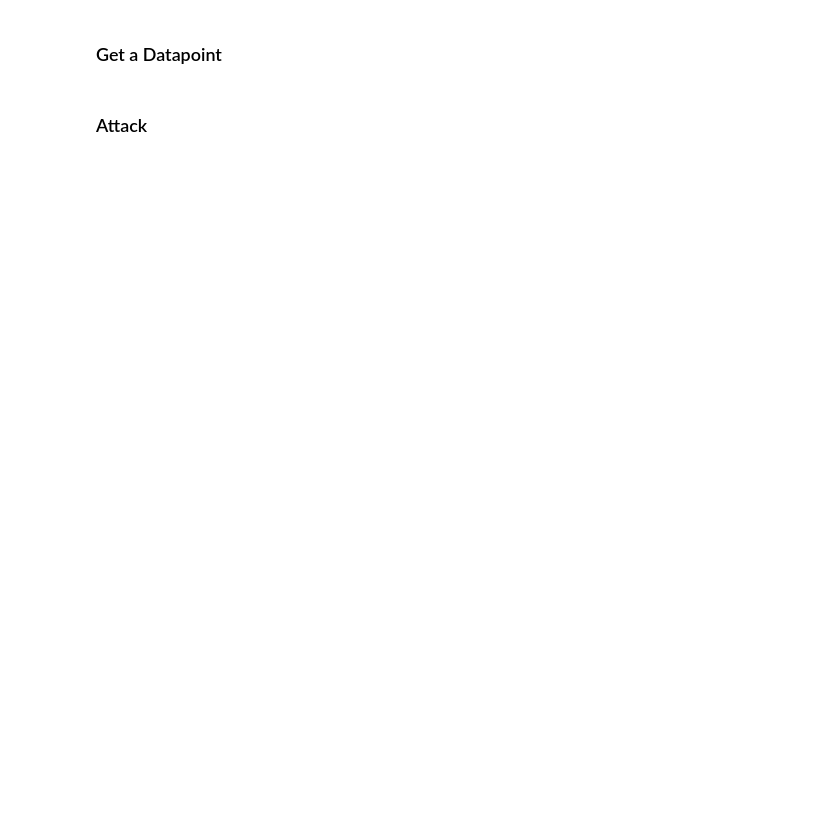
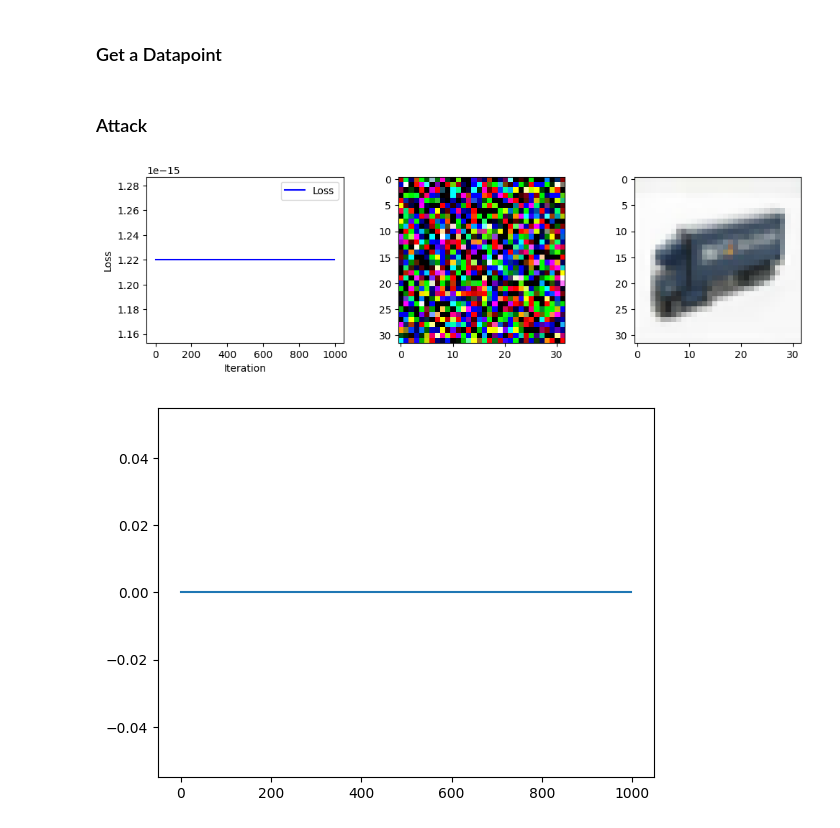
Before and after one commit to Villinger1999/Bachelor, a Jupyter notebook: attack_function/idlg_example.ipynb, the cells around one changed output. Saved outputs shown, nothing was run; the diff lists cells and outputs as text; code cells hidden in the pictures; blank space fills up the shorter version.

```diff
--- a/attack_function/idlg_example.ipynb
+++ b/attack_function/idlg_example.ipynb
@@ -62,8 +65,8 @@ class iDLG:
         orig_grads = list((_.detach().clone() for _ in orig_grads))
 
         # initialize dummy in the correct iteration, respecting the random seed
-        # dummy_data = (torch.randn(self.orig_img.size(), dtype=self.param_dtype, device=self.device).requires_grad_(True))
-        dummy_data = torch.as_tensor(self.orig_img)
+        dummy_data = (torch.randn(self.orig_img.size(), dtype=self.param_dtype, device=self.device).requires_grad_(True))
+        # dummy_data = torch.as_tensor(self.orig_img)
 
         # init with ground truth:
         label_pred = self._infer_label_from_grads(orig_grads).requires_grad_(False)
@@ -130,4 +390,8 @@ class LeNet(nn.Module):
 # %%
-model = LeNet(num_classes=5)
-model.load_state_dict(torch.load("seed_41_alpha_1.00_th_95_method_None_epoch_1.pth")['model_state_dict'])
+model = LeNet5(num_classes=10)
+checkpoint = torch.load("grads_LeNet5test_sig_epoch_10.pt", map_location="cpu")
+print(type(checkpoint))
+if isinstance(checkpoint, dict):
+    print(checkpoint.keys())
+model.load_state_dict(checkpoint if isinstance(checkpoint, dict) and all(isinstance(v, torch.Tensor) for v in checkpoint.values()) else checkpoint.get('model', checkpoint))
 model.eval()
@@ -135,23 +421,28 @@ model.eval()
 ### Get a Datapoint
 # %%
 # load an image from cifar10 from your dataloader
-input_image = torch.Tensor(np.transpose(skimage.io.imread("image.png") / 255, (2, 0, 1))[None, :, :, :])
+input_image = torch.Tensor(np.transpose(skimage.io.imread("reconstructions/lenet_original_image.png") / 255, (2, 0, 1))[None, :, :, :])
 label = torch.Tensor([1]).long()
 # %% [markdown]
 ### Attack
 # %%
 idlg = iDLG(model=model, device=torch.device("cpu"), orig_img = input_image, label = torch.tensor([label.item()]), clamp = (0, 1))
 dummy_data_idlg, label_pred_idlg, history_idlg, losses_idlg = idlg.attack(iterations=1000)
 
-fig, ax = plt.subplots(1, 2, figsize = (12, 3))
+fig, ax = plt.subplots(1, 3, figsize = (12, 3))
 ax[0].plot(losses_idlg, 'b-', label = 'Loss')
 ax[0].set_xlabel('Iteration')
 ax[0].set_ylabel('Loss')
 ax[0].legend()
 ax[1].imshow(np.transpose(dummy_data_idlg, (1, 2, 0)))
+# Show the original input image correctly
+ax[2].imshow(np.transpose(input_image.squeeze().numpy(), (1, 2, 0)))
 # ax[1].imshow(history_invgra[34])
 plt.show()
 
 diff = [(np.array(history_idlg[i+1]) - np.array(history_idlg[i])).sum().item() for i in range(len(history_idlg)-1)]
 plt.plot(diff)
 plt.show()
+# %% [output]
+[figure, added]
+[figure, added]
```
Also changed, not shown: parts of 8 cells of this notebook.
